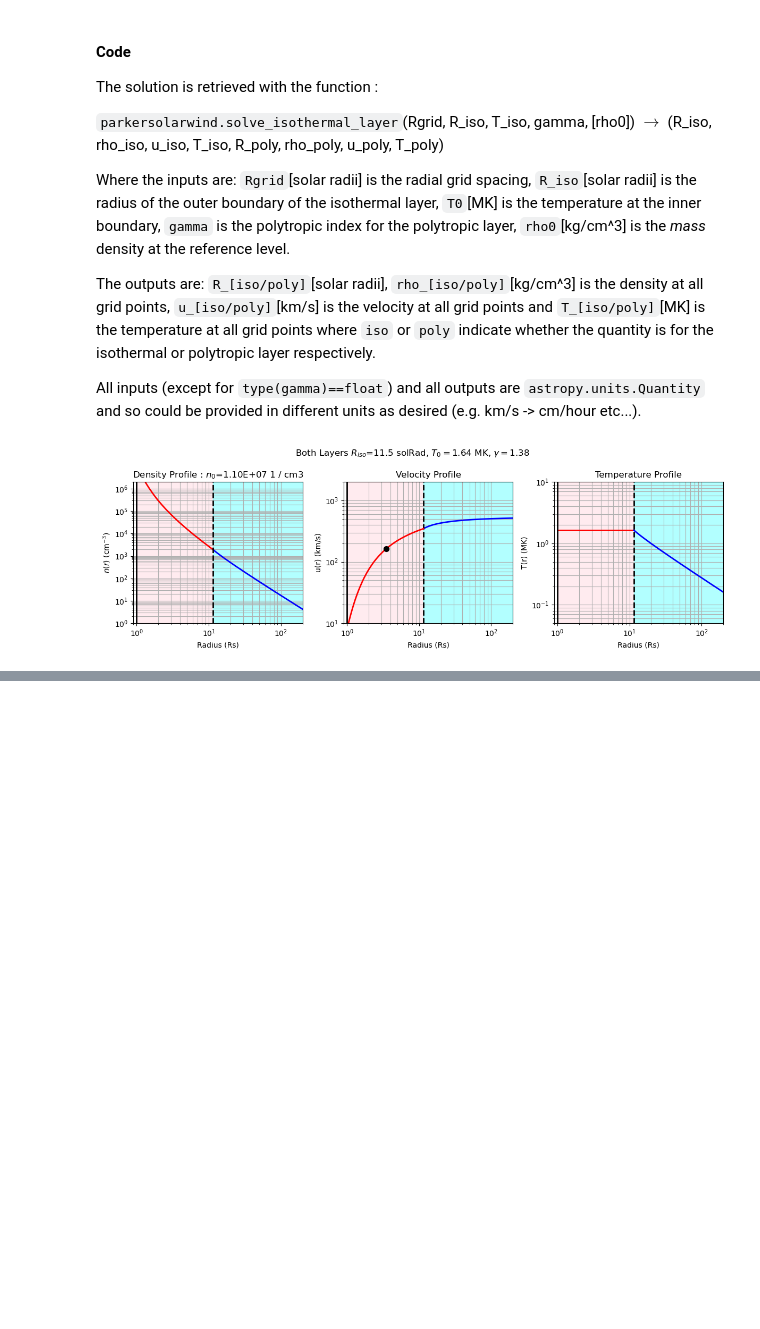
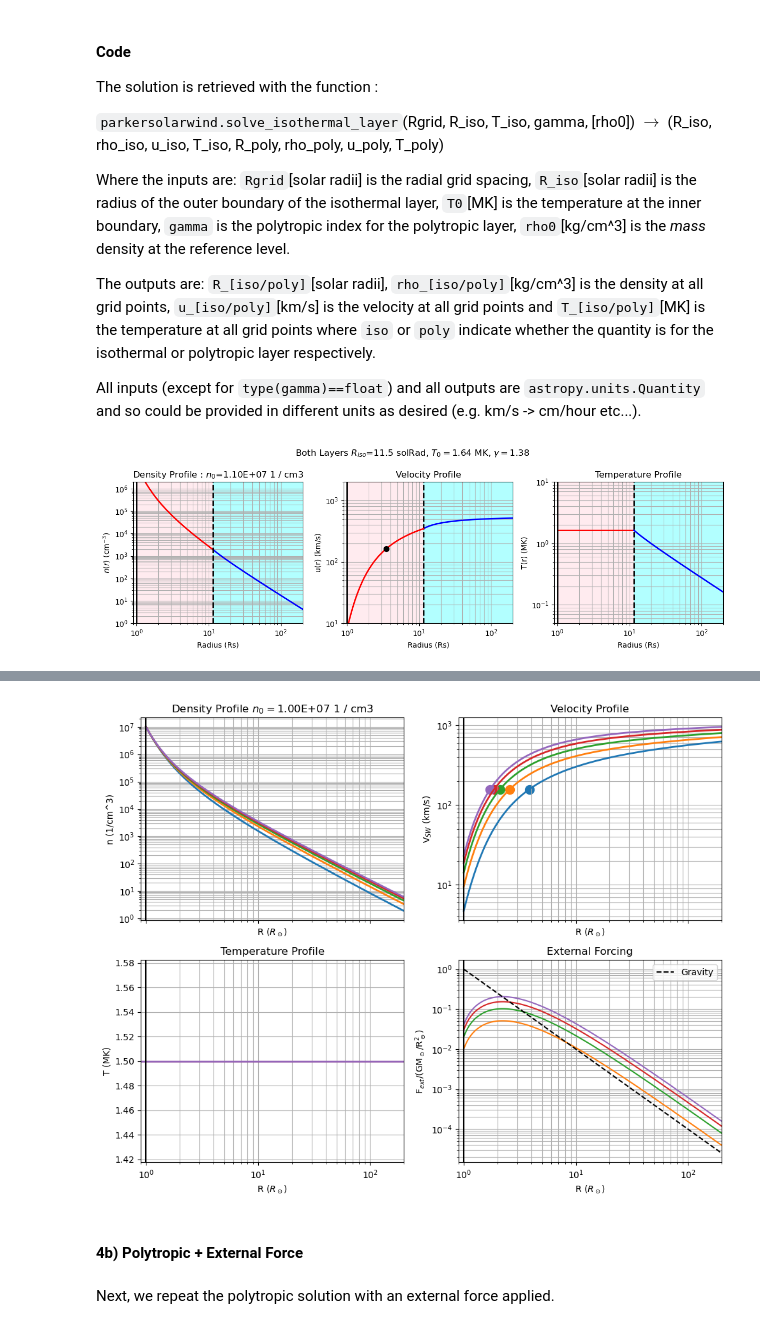
Before and after one commit to STBadman/ParkerSolarWind, a Jupyter notebook: ExampleNotebook.ipynb, the cells around one changed output, grey strips where cells are left out. Drawn from its saved outputs; the diff is of its cells as text; code cells hidden in the pictures; blank space fills up the shorter version.

Commit message:
Add external force capability and examples

```diff
--- a/ExampleNotebook.ipynb
+++ b/ExampleNotebook.ipynb
@@ -101,0 +112,10 @@ fig,axes=plot_psw.plot_isothermal_layer(sol)
+# %%
+def fconst(r,mult=0.01) :
+    if len(np.array(r).shape) > 0 : return (const.G*const.M_sun/const.R_sun**2)*mult*np.ones(len(np.array(r)))
+    else : return (const.G*const.M_sun/const.R_sun**2)*mult
+def fshi(r,alpha=3,beta=8,mult=0.01) :
+    # alpha and beta set a point at which the force is maximum
+    # the function tends to f0 beta e^alpha / r^2 as r-> infinity
+    f0 = mult * (const.G*const.M_sun/const.R_sun**2)
+    s = r/const.R_sun
+    return f0*(1+beta*(s-1))/s**3 * np.exp(alpha*(1-1/s))
@@ -101,0 +172,25 @@ fig,axes=plot_psw.plot_isothermal_layer(sol)
+# %%
+## Generate a series of models with monotically stronger forcing:
+Rgrid = np.logspace(0,np.log10(200),200)*u.R_sun
+T0 = 1.5*u.MK
+sols_fext,rcrits,ucrits,fexts = [],[],[],[]
+for force_mult in np.linspace(0,0.04,5) :
+    sols_fext.append(
+        psw.solve_parker_isothermal_fext(Rgrid[::1],T0,
+                                         partial(fshi,mult=force_mult),
+                                         partial(int_fshi,mult=force_mult)
+                                        )
+    )
+    rcrits.append(psw.critical_radius_fext(partial(fshi,mult=force_mult),T_coronal=T0))
+    ucrits.append(psw.critical_speed(T_coronal=T0))
+    fexts.append(partial(fshi,mult=force_mult))
+# %%
+fig,axes = plot_psw.plot_isothermal(sols_fext,fexts=fexts)
+axes[2].set_yscale("linear")
+plt.tight_layout()
+# %% [output]
+[figure, added]
+# %% [markdown]
+#### 4b) Polytropic + External Force
+# %% [markdown]
+Next, we repeat the polytropic solution with an external force applied.
```
Also changed, not shown: parts of 18 cells of this notebook, 2 other files.
